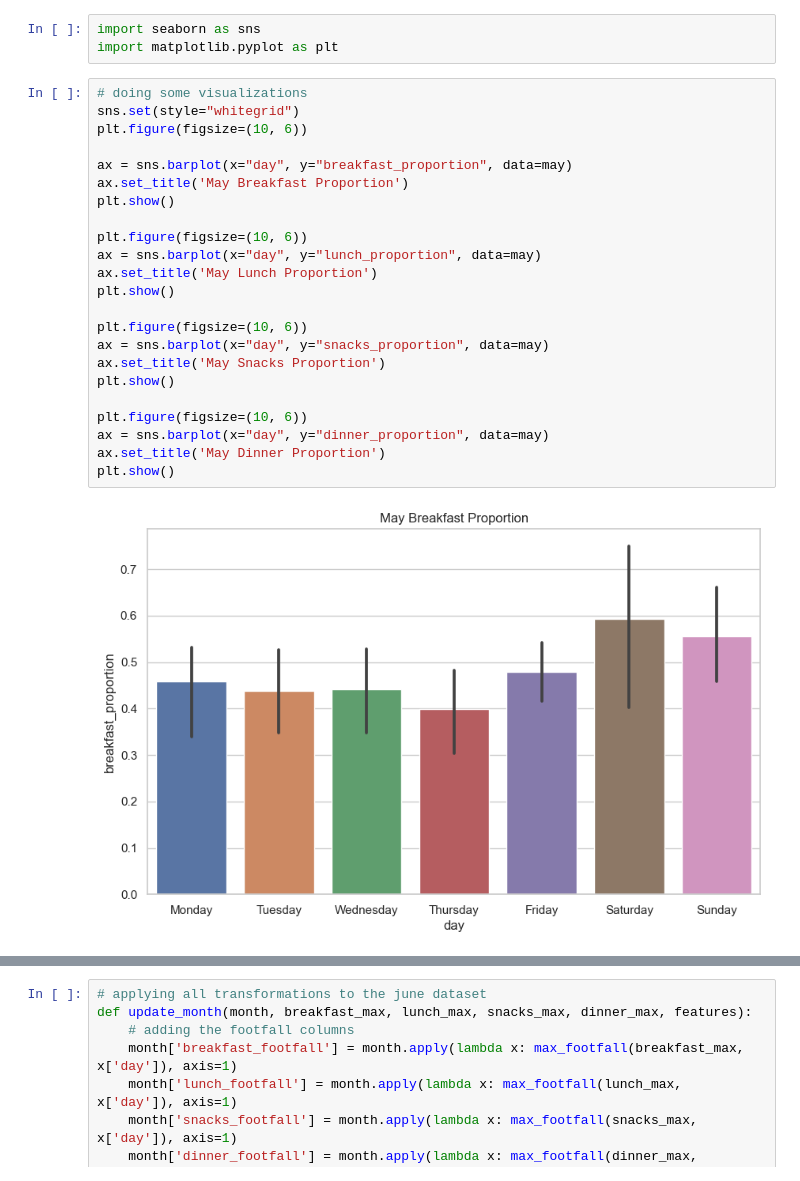
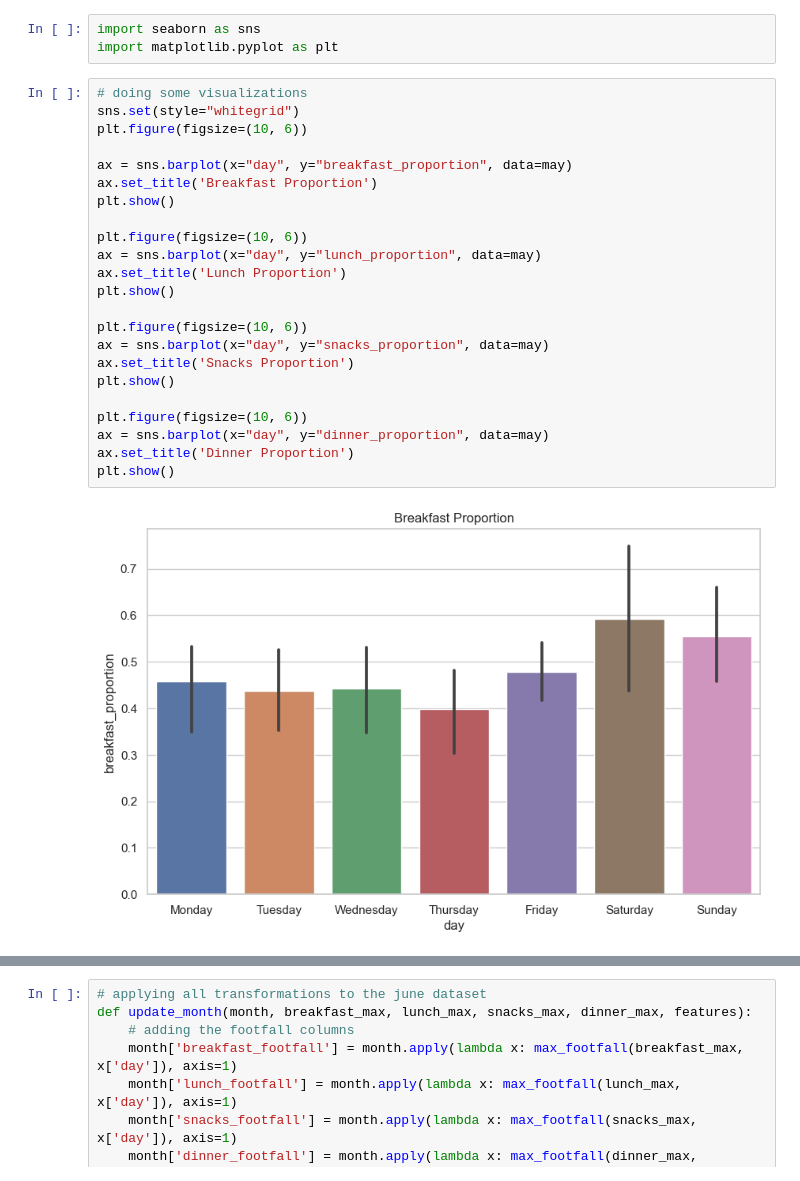
Before and after one commit to tenseisoham/MLPR, a Jupyter notebook: eda/eda.ipynb, the cells around one changed output, grey strips where cells are left out. Cells and saved outputs as stored; diff of their text form.

Commit message:
proportions for the meals

```diff
--- a/eda/eda.ipynb
+++ b/eda/eda.ipynb
@@ -371,25 +371,25 @@ import matplotlib.pyplot as plt
 # %%
 # doing some visualizations
 sns.set(style="whitegrid")
 plt.figure(figsize=(10, 6))
 
 ax = sns.barplot(x="day", y="breakfast_proportion", data=may)
-ax.set_title('May Breakfast Proportion')
+ax.set_title('Breakfast Proportion')
 plt.show()
 
 plt.figure(figsize=(10, 6))
 ax = sns.barplot(x="day", y="lunch_proportion", data=may)
-ax.set_title('May Lunch Proportion')
+ax.set_title('Lunch Proportion')
 plt.show()
 
 plt.figure(figsize=(10, 6))
 ax = sns.barplot(x="day", y="snacks_proportion", data=may)
-ax.set_title('May Snacks Proportion')
+ax.set_title('Snacks Proportion')
 plt.show()
 
 plt.figure(figsize=(10, 6))
 ax = sns.barplot(x="day", y="dinner_proportion", data=may)
-ax.set_title('May Dinner Proportion')
+ax.set_title('Dinner Proportion')
 plt.show()
 # %% [output]
-[figure, old version]
+[figure, new version]
```
Also changed, not shown: parts of 8 cells of this notebook, 4 other files.
